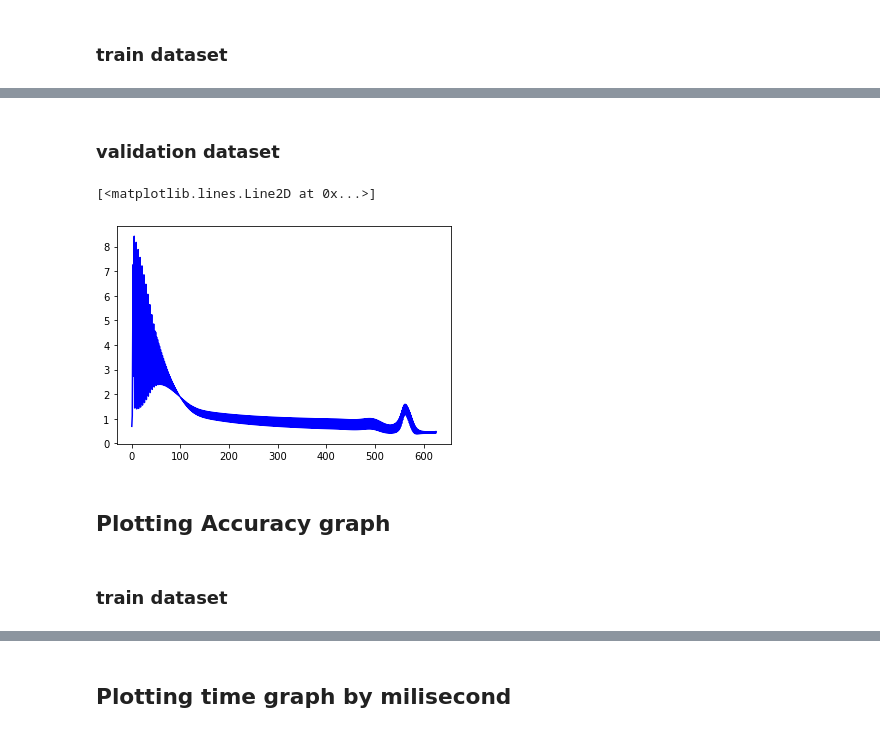
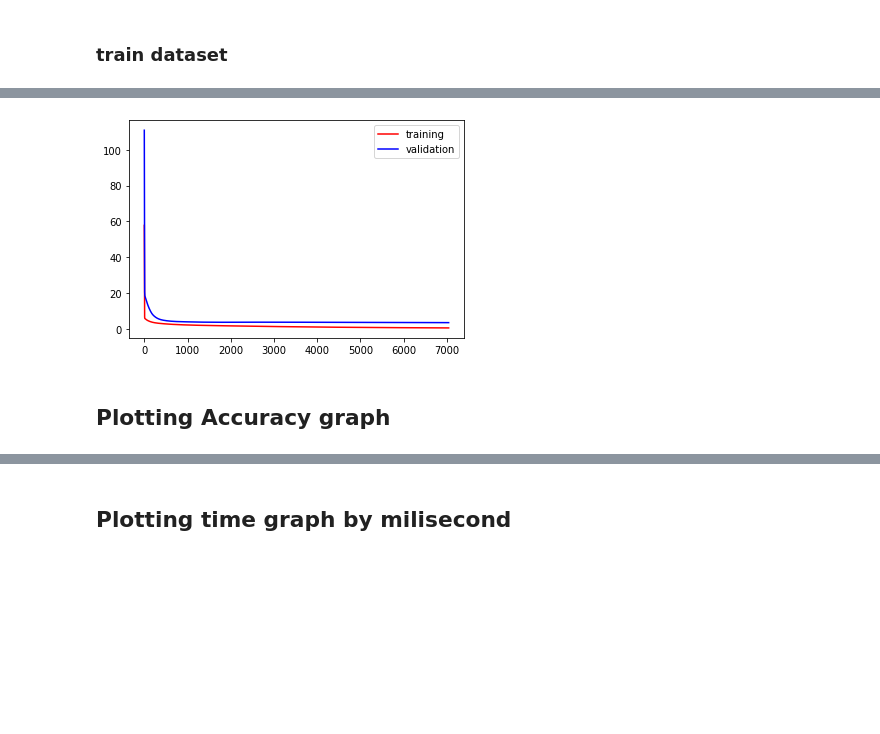
Before and after one commit to icdsw07/machineLearning, a Jupyter notebook: Assignment02.ipynb, the cells around one changed output, grey strips where cells are left out. Drawn from its saved outputs; the diff is of its cells as text; code cells hidden in the pictures; blank space fills up the shorter version.

```diff
--- a/Assignment02.ipynb
+++ b/Assignment02.ipynb
@@ -151,11 +145,9 @@ plt.plot(loss_list_train, 'r')
-# %% [markdown]
-### validation dataset
-# %%
-plt.plot(loss_list_val,'b')
-# %% [output]
-[<matplotlib.lines.Line2D at 0x...>]
-[figure, removed]
+# %%
+plt.plot(loss_list_train,label='training',color= 'r')
+plt.plot(loss_list_val,label='validation',color = 'b')
+plt.legend()
+plt.show()
+# %% [output]
+[figure, added]
 # %% [markdown]
 ## Plotting Accuracy graph
-# %% [markdown]
-### train dataset
```
Also changed, not shown: parts of 13 cells of this notebook.
